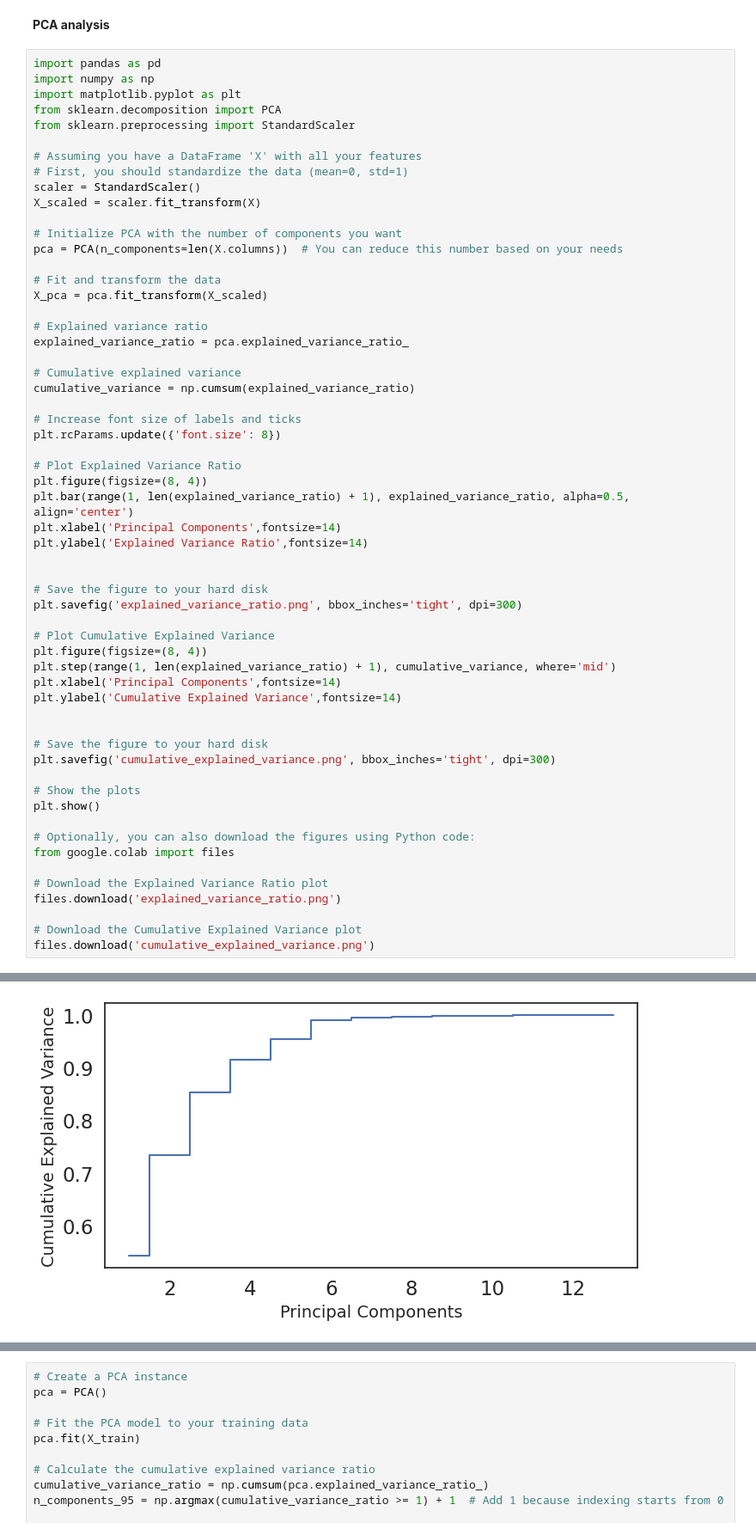
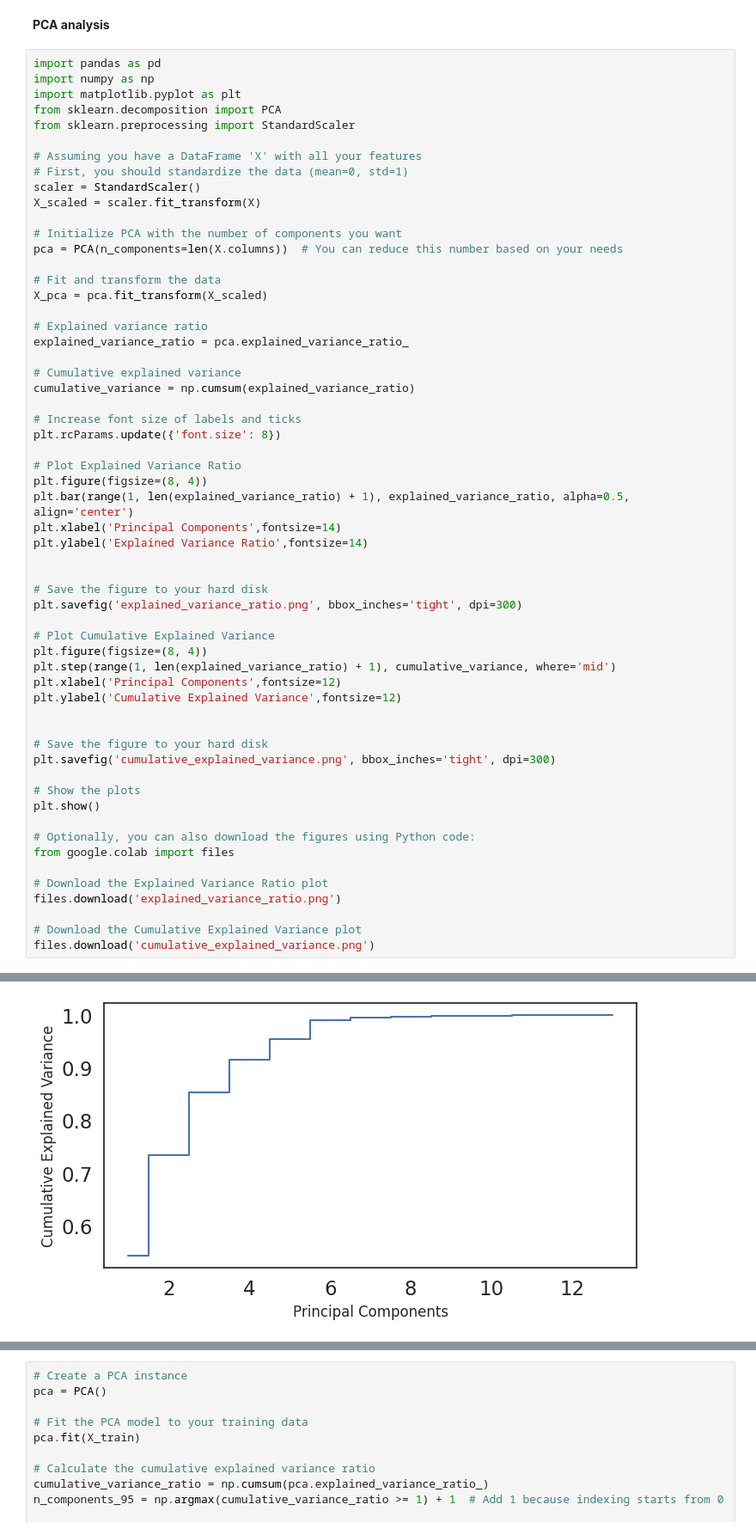
Before and after one commit to rabnawaz172/ET, a Jupyter notebook: ET_taif.ipynb, the cells around one changed output, grey strips where cells are left out. Shown: that part at 86% size. Drawn from its saved outputs; the diff is of its cells as text.

```diff
--- a/ET_taif.ipynb
+++ b/ET_taif.ipynb
@@ -544,36 +435,36 @@ plt.rcParams.update({'font.size': 8})
 plt.figure(figsize=(8, 4))
 plt.bar(range(1, len(explained_variance_ratio) + 1), explained_variance_ratio, alpha=0.5, align='center')
 plt.xlabel('Principal Components',fontsize=14)
 plt.ylabel('Explained Variance Ratio',fontsize=14)
 
 
 # Save the figure to your hard disk
 plt.savefig('explained_variance_ratio.png', bbox_inches='tight', dpi=300)
 
 # Plot Cumulative Explained Variance
 plt.figure(figsize=(8, 4))
 plt.step(range(1, len(explained_variance_ratio) + 1), cumulative_variance, where='mid')
-plt.xlabel('Principal Components',fontsize=14)
-plt.ylabel('Cumulative Explained Variance',fontsize=14)
+plt.xlabel('Principal Components',fontsize=12)
+plt.ylabel('Cumulative Explained Variance',fontsize=12)
 
 
 # Save the figure to your hard disk
 plt.savefig('cumulative_explained_variance.png', bbox_inches='tight', dpi=300)
 
 # Show the plots
 plt.show()
 
 # Optionally, you can also download the figures using Python code:
 from google.colab import files
 
 # Download the Explained Variance Ratio plot
 files.download('explained_variance_ratio.png')
 
 # Download the Cumulative Explained Variance plot
 files.download('cumulative_explained_variance.png')
 # %% [output]
 [figure]
-[figure, old version]
+[figure, new version]
 [interactive output not drawn]
 [interactive output not drawn]
 [interactive output not drawn]
```
Also changed, not shown: parts of 11 cells of this notebook.
